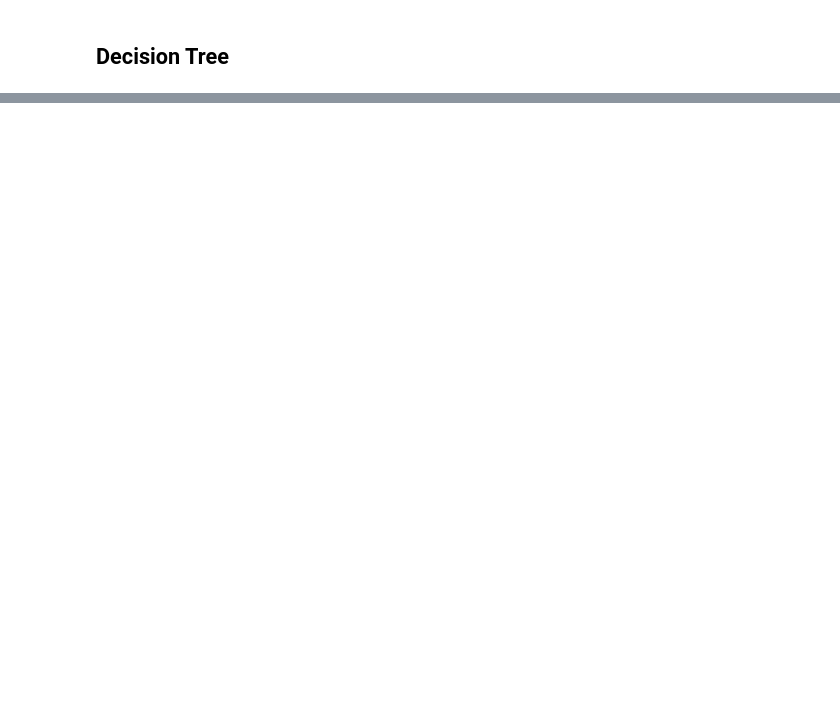
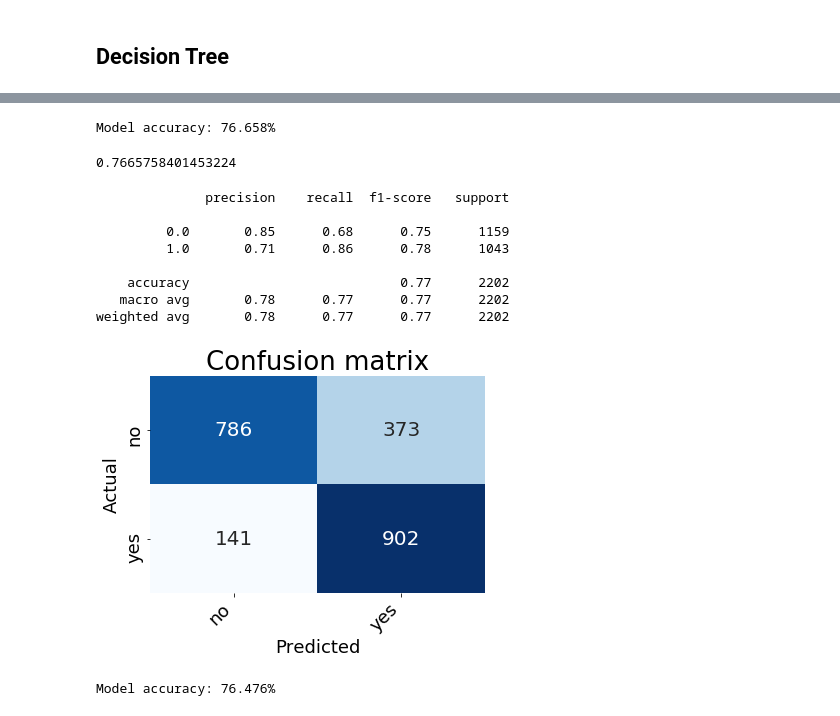
Before and after one commit to wojtek11530/Introduction-to-Big-Data-Analytics, a Jupyter notebook: list_5/BD_list5.ipynb, the cells around one changed output, grey strips where cells are left out. Cells and saved outputs as stored; diff of their text form; code cells hidden in the pictures; blank space fills up the shorter version.

```diff
--- a/list_5/BD_list5.ipynb
+++ b/list_5/BD_list5.ipynb
@@ -313,0 +407,17 @@ The best CV reg param: 0.0
+# %%
+accuracy_m(dt_predictions)
+# %% [output]
+Model accuracy: 76.658%
+0.7665758401453224
+# %%
+print_conf_matrix_and_report(dt_predictions)
+# %% [output]
+              precision    recall  f1-score   support
+
+         0.0       0.85      0.68      0.75      1159
+         1.0       0.71      0.86      0.78      1043
+
+    accuracy                           0.77      2202
+   macro avg       0.78      0.77      0.77      2202
+weighted avg       0.78      0.77      0.77      2202
+[figure, added]
@@ -313,0 +434,7 @@ The best CV reg param: 0.0
+# %%
+best_dt_model = dt_cvModel.bestModel
+cv_dt_predictions = best_dt_model.transform(test)
+acc = accuracy_m(cv_dt_predictions)
+best_accuracies[type(best_dt_model).__name__] = acc
+# %% [output]
+Model accuracy: 76.476%
```
Also changed, not shown: parts of 18 cells of this notebook.
